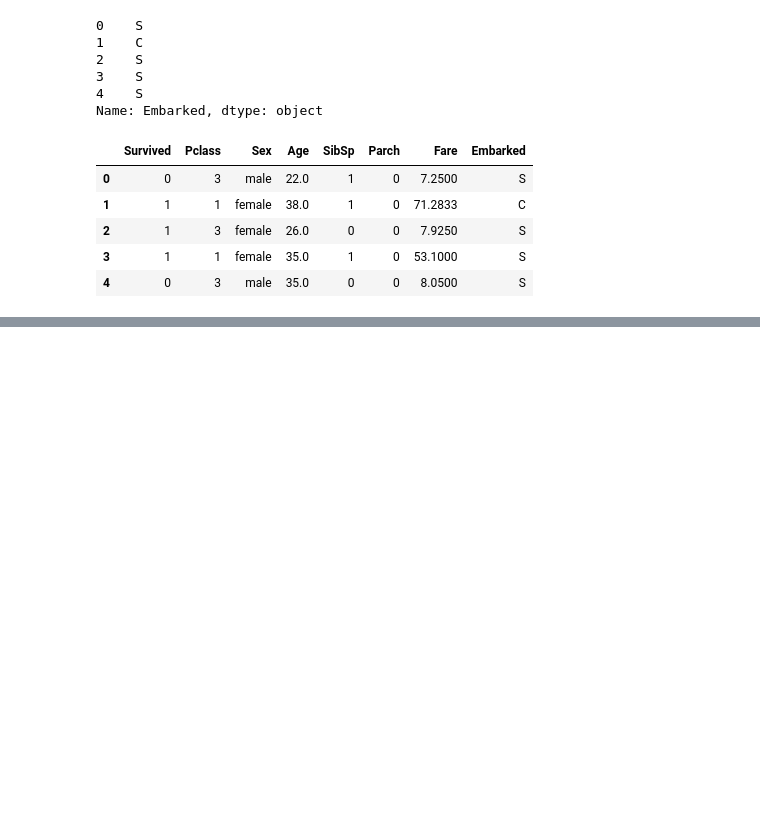
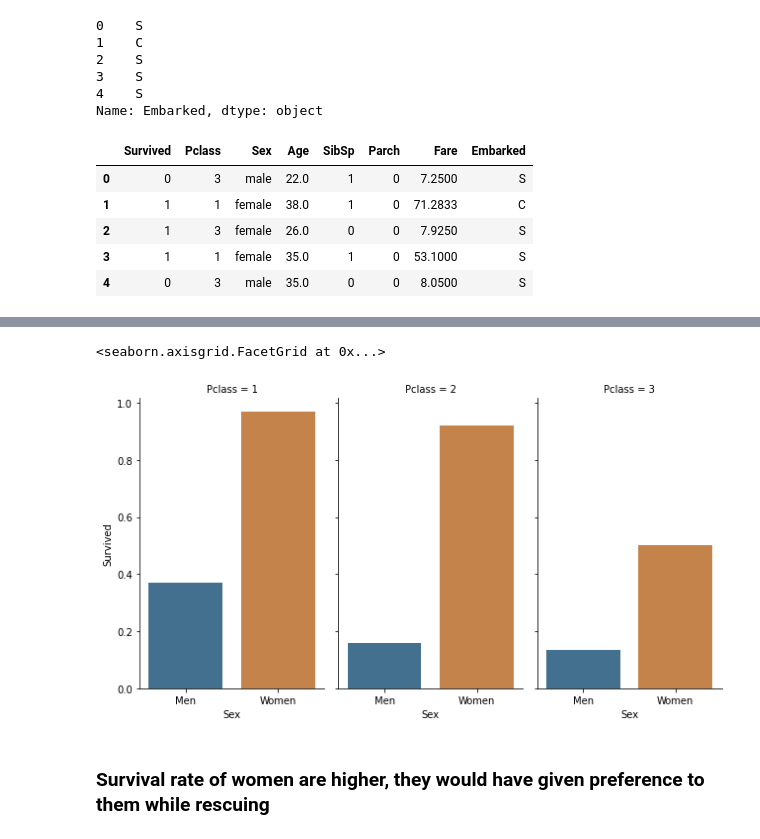
Before and after one commit to hemansah/iNeuron-assignments, a Jupyter notebook: decision_tree_assignment.ipynb, the cells around one changed output, grey strips where cells are left out. Cells and saved outputs as stored; diff of their text form; code cells hidden in the pictures; blank space fills up the shorter version.

```diff
--- a/decision_tree_assignment.ipynb
+++ b/decision_tree_assignment.ipynb
@@ -145,3 +153,12 @@ data.head()
+# %%
+# Looking for survivors in based on gender
+s = sns.catplot(x="Sex", y="Survived", col="Pclass",data=data, saturation=.5,kind="bar", ci=None, aspect=.6, legend=True)
+s.set_xticklabels(["Men", "Women"])
+# %% [output]
+<seaborn.axisgrid.FacetGrid at 0x...>
+[figure, added]
+# %% [markdown]
+### Survival rate of women are higher, they would have given preference to them while rescuing
 # %%
 # Label Encoding Categorical Columns
 import category_encoders as ce
```
Also changed, not shown: parts of 23 cells of this notebook.
